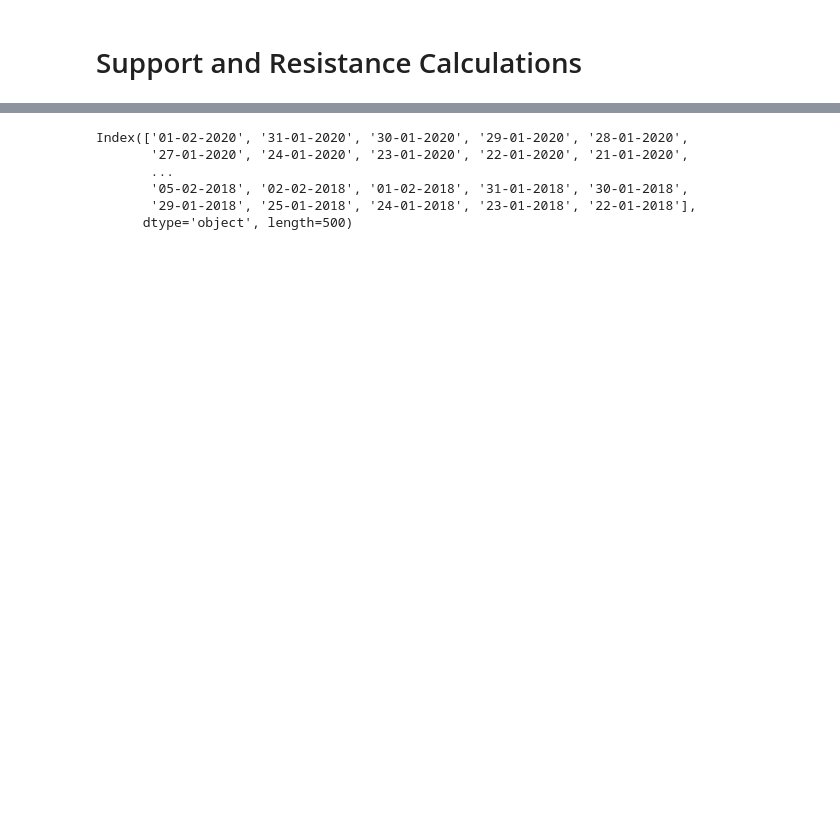
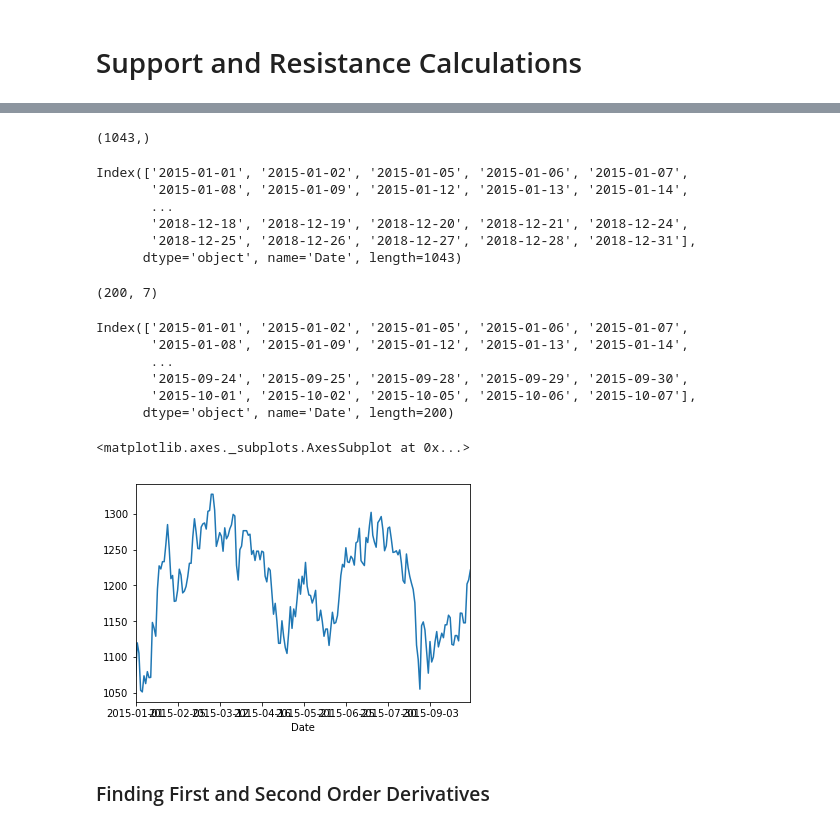
Before and after one commit to ayush003/Stock-Market-Analysis-and-Prediction, a Jupyter notebook: S&R.ipynb, the cells around one changed output, grey strips where cells are left out. Cells and saved outputs as stored; diff of their text form; code cells hidden in the pictures; blank space fills up the shorter version.

```diff
--- a/S&R.ipynb
+++ b/S&R.ipynb
@@ -5,4 +5,4 @@ import pandas as pd
 import numpy as np
 from matplotlib import pyplot as plt
 # %%
-kotak_data = pd.read_csv('kotak.csv')
+housing_data = pd.read_csv('housingFin.csv',index_col=0)
@@ -13,9 +22,34 @@ Index(['Date', 'Open', 'High', 'Low', 'Close', 'Volume', 'Spread'], dtype='objec
+# %%
+housing_data['Close'].shape
+# %% [output]
+(1043,)
 # %%
-kotak_data.index
+housing_data.index
 # %% [output]
-Index(['01-02-2020', '31-01-2020', '30-01-2020', '29-01-2020', '28-01-2020',
-       '27-01-2020', '24-01-2020', '23-01-2020', '22-01-2020', '21-01-2020',
+Index(['2015-01-01', '2015-01-02', '2015-01-05', '2015-01-06', '2015-01-07',
+       '2015-01-08', '2015-01-09', '2015-01-12', '2015-01-13', '2015-01-14',
        ...
-       '05-02-2018', '02-02-2018', '01-02-2018', '31-01-2018', '30-01-2018',
-       '29-01-2018', '25-01-2018', '24-01-2018', '23-01-2018', '22-01-2018'],
-      dtype='object', length=500)
+       '2018-12-18', '2018-12-19', '2018-12-20', '2018-12-21', '2018-12-24',
+       '2018-12-25', '2018-12-26', '2018-12-27', '2018-12-28', '2018-12-31'],
+      dtype='object', name='Date', length=1043)
+# %%
+housing_data = housing_data[:200]
+housing_data.shape
+# %% [output]
+(200, 7)
+# %%
+housing_data.index
+# %% [output]
+Index(['2015-01-01', '2015-01-02', '2015-01-05', '2015-01-06', '2015-01-07',
+       '2015-01-08', '2015-01-09', '2015-01-12', '2015-01-13', '2015-01-14',
+       ...
+       '2015-09-24', '2015-09-25', '2015-09-28', '2015-09-29', '2015-09-30',
+       '2015-10-01', '2015-10-02', '2015-10-05', '2015-10-06', '2015-10-07'],
+      dtype='object', name='Date', length=200)
+# %%
+housing_data['Close'].plot()
+# %% [output]
+<matplotlib.axes._subplots.AxesSubplot at 0x...>
+[figure, added]
+# %% [markdown]
+### Finding First and Second Order Derivatives
```
Also changed, not shown: parts of 15 cells of this notebook.
